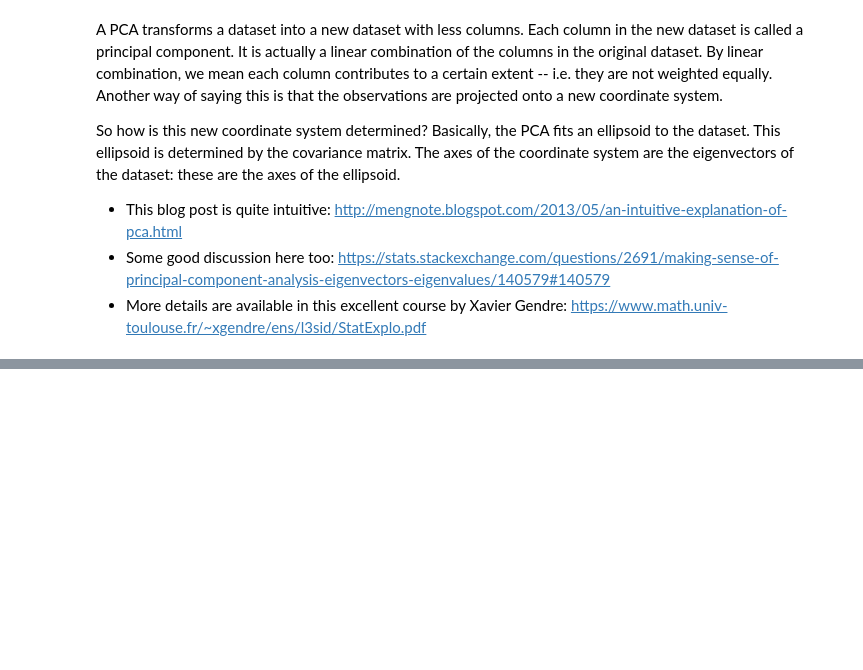
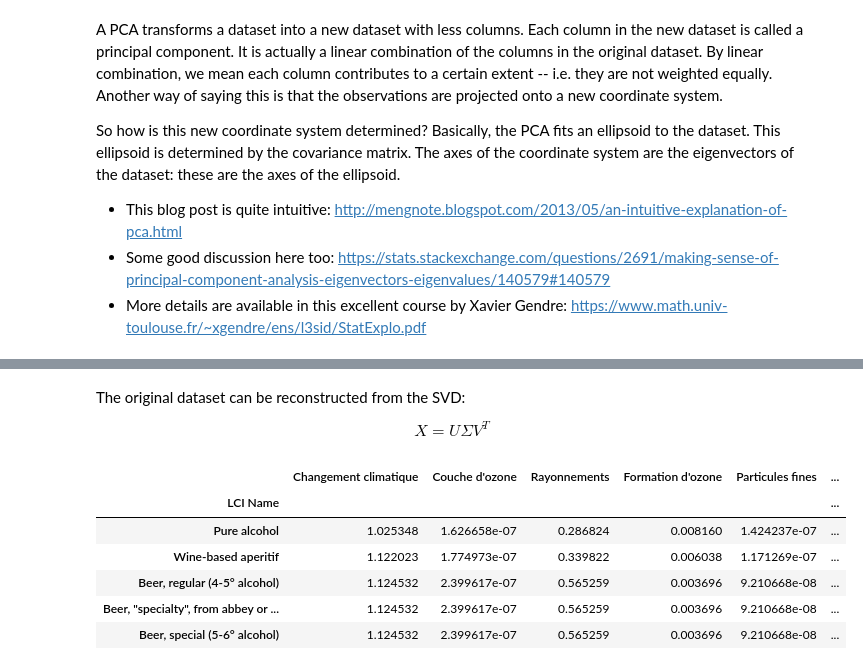
Before and after one commit to MaxHalford/data-science-tutorials, a Jupyter notebook: data-mining/finding-structure/pca-data-analysis.ipynb, the cells around one changed output, grey strips where cells are left out. Drawn from its saved outputs; the diff is of its cells as text; code cells hidden in the pictures; blank space fills up the shorter version.

```diff
--- a/data-mining/finding-structure/pca-data-analysis.ipynb
+++ b/data-mining/finding-structure/pca-data-analysis.ipynb
@@ -229,0 +267,25 @@ So how is this new coordinate system determined? Basically, the PCA fits an elli
+# %% [markdown]
+The original dataset can be reconstructed from the SVD:
+
+$$X = U \Sigma V^T$$
+# %%
+import numpy as np
+
+U = pca.svd_.U
+s = pca.svd_.s
+V = pca.svd_.V
+
+k = 5  # number of components to keep
+X_reconstructed = (U[:, :k] * s[:k]) @ V[:k, :]
+
+X_reconstructed = pca.scaler_.inverse_transform(X_reconstructed)
+X_reconstructed = pd.DataFrame(X_reconstructed, index=drinks.index, columns=drinks.columns)
+X_reconstructed.head()
+# %% [output]
+|  | Changement climatique | Couche d'ozone | Rayonnements | Formation d'ozone | Particules fines | ... |
+| LCI Name |  |  |  |  |  | ... |
+| Pure alcohol | 1.025348 | 1.626658e-07 | 0.286824 | 0.008160 | 1.424237e-07 | ... |
+| Wine-based aperitif | 1.122023 | 1.774973e-07 | 0.339822 | 0.006038 | 1.171269e-07 | ... |
+| Beer, regular (4-5° alcohol) | 1.124532 | 2.399617e-07 | 0.565259 | 0.003696 | 9.210668e-08 | ... |
+| Beer, "specialty", from abbey or ... | 1.124532 | 2.399617e-07 | 0.565259 | 0.003696 | 9.210668e-08 | ... |
+| Beer, special (5-6° alcohol) | 1.124532 | 2.399617e-07 | 0.565259 | 0.003696 | 9.210668e-08 | ... |
```
Also changed, not shown: parts of 4 cells of this notebook, 5 other files.
